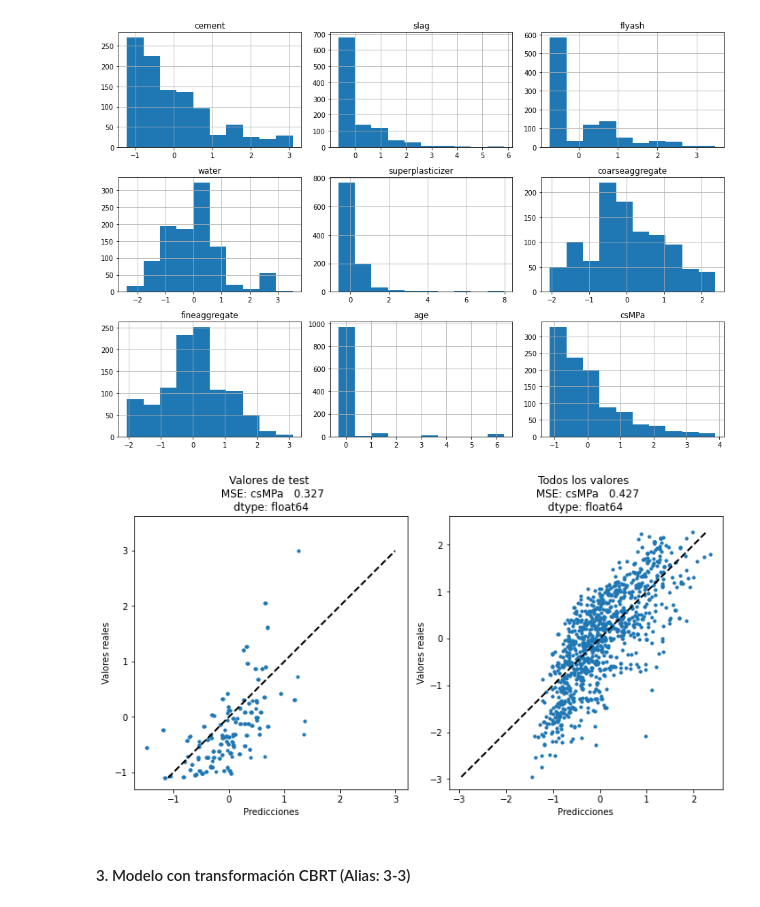
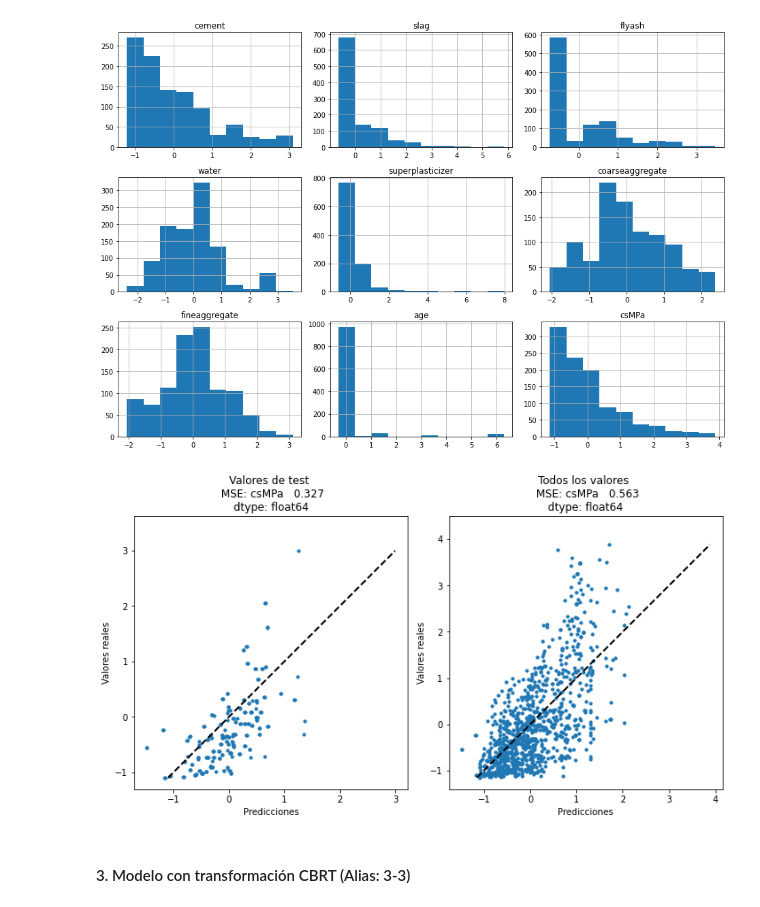
Before and after one commit to juankasv99/APC_Concrete_MPa, a Jupyter notebook: [APC]-LinearRegression-Prac1-JuanCarlosSoriano_JorgeGimenez.ipynb, the cells around one changed output. Cells and saved outputs as stored; diff of their text form; code cells hidden in the pictures.

```diff
--- a/[APC]-LinearRegression-Prac1-JuanCarlosSoriano_JorgeGimenez.ipynb
+++ b/[APC]-LinearRegression-Prac1-JuanCarlosSoriano_JorgeGimenez.ipynb
@@ -272,6 +274,9 @@ Primeramente nos interesa cerar un modelo como 'baseline', este modelo lo creare
 # %%
 baseModel = LinearRegression().fit(xTrain, yTrain)
 plotModel(baseModel, xTest, yTest, xAll, yAll)
+
+MSEs["alias0"] = getModelMSE(baseModel, xTest, yTest)
+MSEsAll["alias0"] = getModelMSE(baseModel, xAll, yAll)
 # %% [output]
 [figure]
 # %% [markdown]
@@ -289,6 +294,9 @@ PCAxTest = principalComponents[xTrain.shape[0]:, :]
 # %%
 pcaModel = LinearRegression().fit(PCAxTrain, yTrain)
 plotModel(pcaModel, PCAxTest, yTest, principalComponents, yAll)
+
+MSEs["alias1"] = getModelMSE(pcaModel, PCAxTest, yTest)
+MSEsAll["alias1"] = getModelMSE(pcaModel, principalComponents, yAll)
 # %% [output]
 [figure]
 # %% [markdown]
@@ -303,6 +311,9 @@ normModelxTest = xTest[['cement', 'water', 'fineaggregate', 'coarseaggregate']]
 
 normModel = LinearRegression().fit(normModelxTrain, yTrain)
 plotModel(normModel, normModelxTest, yTest, xAll[['cement', 'water', 'fineaggregate', 'coarseaggregate']], yAll)
+
+MSEs["alias2"] = getModelMSE(normModel, normModelxTest, yTest)
+MSEsAll["alias2"] = getModelMSE(normModel, xAll[['cement', 'water', 'fineaggregate', 'coarseaggregate']], yAll)
 # %% [output]
 [figure]
 # %% [markdown]
@@ -348,6 +359,9 @@ yTestTranform = sqrtThenStdDF.iloc[nTrain:, 8:9]
 # %%
 model3_1 = LinearRegression().fit(xTrainTransform, yTrainTransform)
 plotModel(model3_1, xTestTransform, yTestTranform, sqrtThenStdDF.iloc[:, :8], sqrtThenStdDF.iloc[:, 8:9])
+
+MSEs["alias3-1"] = getModelMSE(model3_1, xTestTransform, yTestTranform)
+MSEsAll["alias3-1"] = getModelMSE(model3_1, sqrtThenStdDF.iloc[:, :8], sqrtThenStdDF.iloc[:, 8:9])
 # %% [output]
 [figure]
 # %% [markdown]
@@ -382,9 +396,12 @@ xTestTransform = squareThenStdDF.iloc[nTrain:, :8]
 yTestTranform = squareThenStdDF.iloc[nTrain:, 8:9]
 # %%
 model3_2 = LinearRegression().fit(xTrainTransform, yTrainTransform)
-plotModel(model3_2, xTestTransform, yTestTranform, sqrtThenStdDF.iloc[:, :8], sqrtThenStdDF.iloc[:, 8:9])
+plotModel(model3_2, xTestTransform, yTestTranform, squareThenStdDF.iloc[:, :8], squareThenStdDF.iloc[:, 8:9])
+
+MSEs["alias3-2"] = getModelMSE(model3_2, xTestTransform, yTestTranform)
+MSEsAll["alias3-2"] = getModelMSE(model3_2, squareThenStdDF.iloc[:, :8], squareThenStdDF.iloc[:, 8:9])
 # %% [output]
-[figure, old version]
+[figure, new version]
 # %% [markdown]
 #### 3. Modelo con transformación CBRT (Alias: 3-3)
 # %%
```
Also changed, not shown: parts of 9 cells of this notebook.
